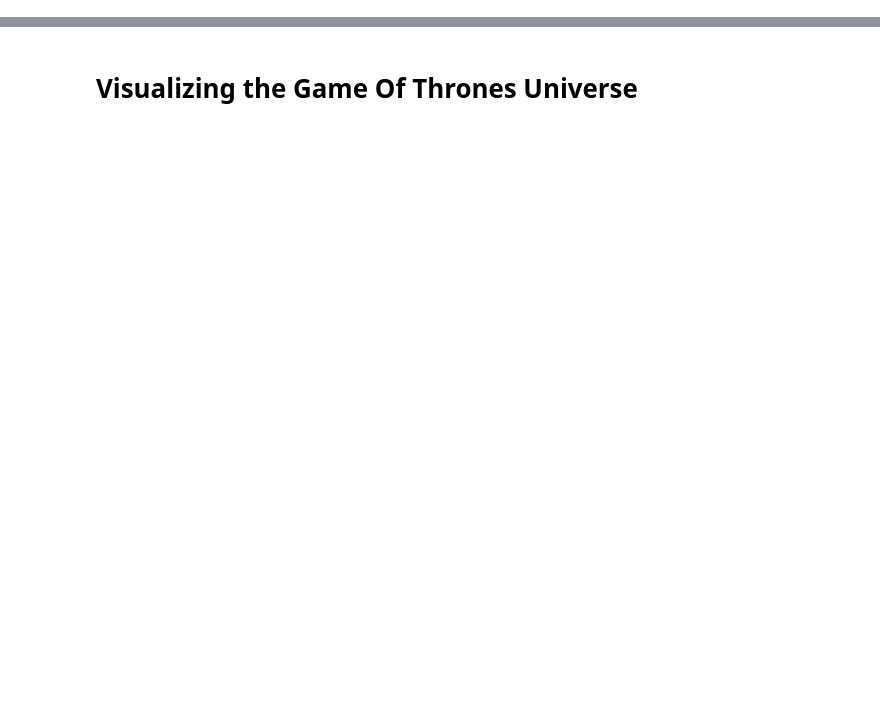
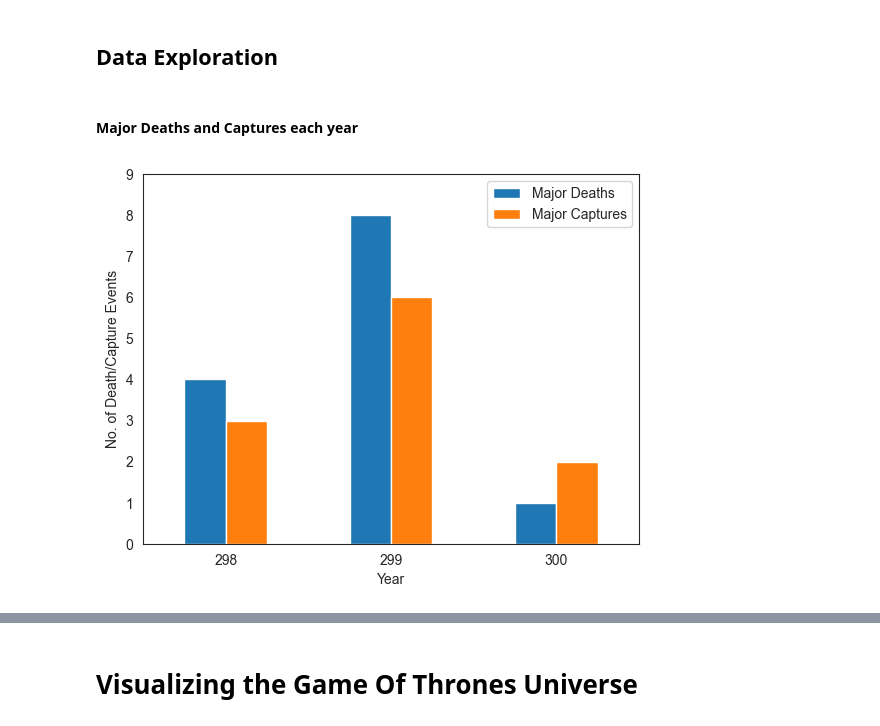
Before and after one commit to PurviChaurasia/Book-character-visualizations, a Jupyter notebook: game_of_thrones/plot_got.ipynb, the cells around one changed output, grey strips where cells are left out. Saved outputs shown, nothing was run; the diff lists cells and outputs as text; code cells hidden in the pictures; blank space fills up the shorter version.

```diff
--- a/game_of_thrones/plot_got.ipynb
+++ b/game_of_thrones/plot_got.ipynb
@@ -0,0 +39,9 @@
+# %% [markdown]
+## Data Exploration
+# %% [markdown]
+#### Major Deaths and Captures each year
+# %%
+p = battles.groupby('year').sum()[["major_death", "major_capture"]].plot.bar(rot = 0)
+_ = p.set(xlabel = "Year", ylabel = "No. of Death/Capture Events", ylim = (0, 9)), p.legend(["Major Deaths", "Major Captures"])
+# %% [output]
+[figure, added]
```
Also changed, not shown: parts of 22 cells of this notebook, 41 other files.
